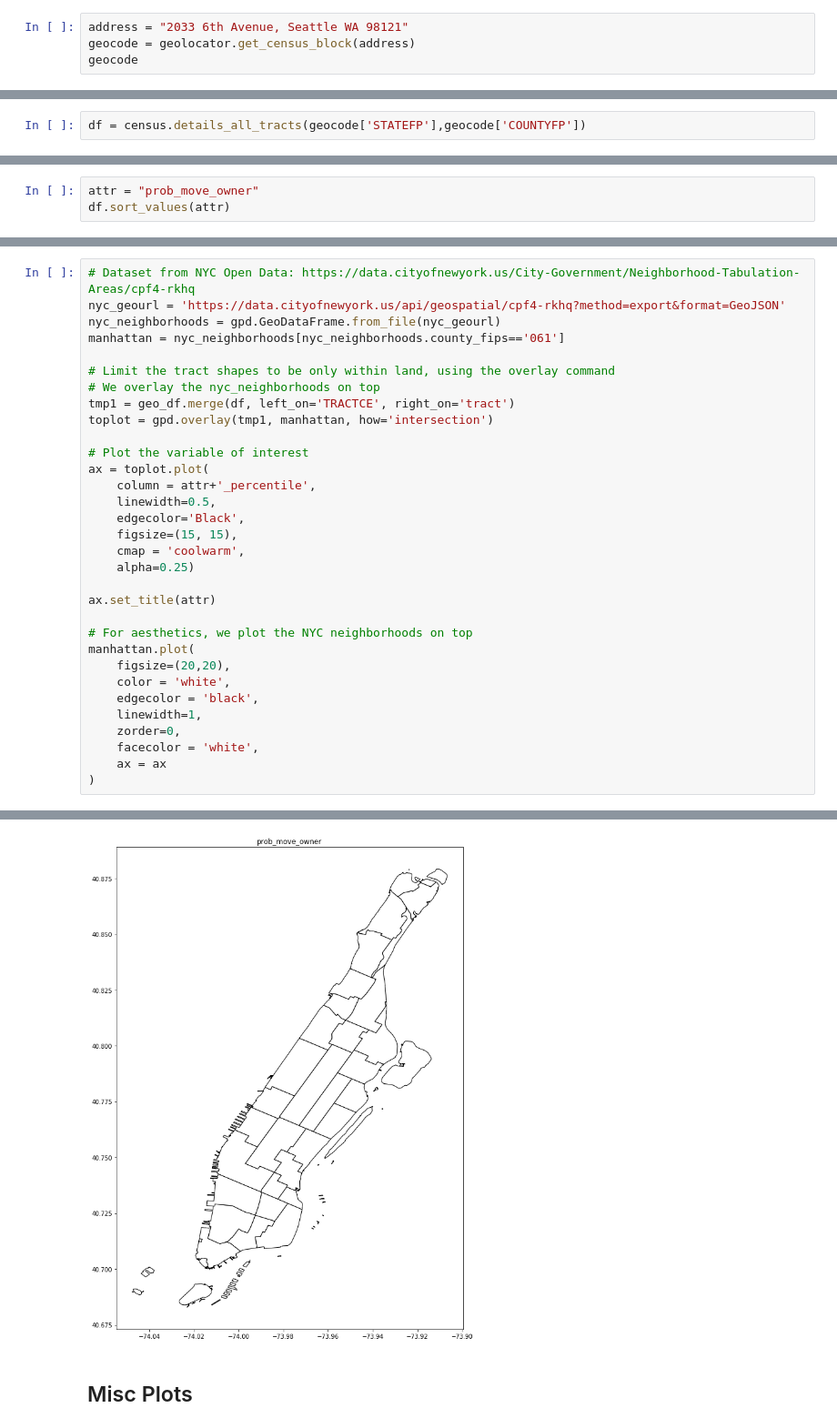
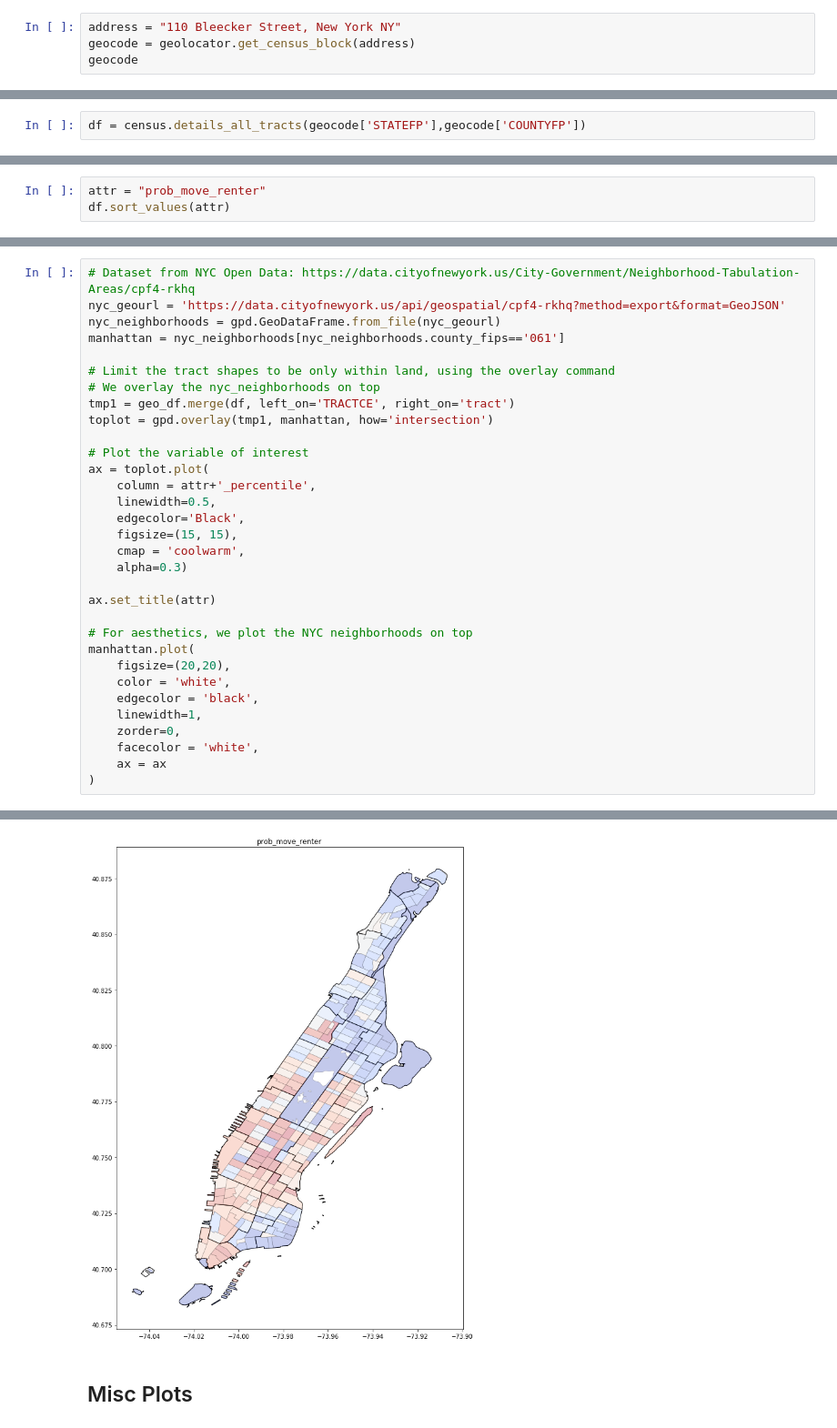
Before and after one commit to ipeirotis/census, a Jupyter notebook: Mapping_Variables_of_Interest.ipynb, the cells around one changed output, grey strips where cells are left out. Shown at 91% size. Saved outputs shown, nothing was run; the diff lists cells and outputs as text.

```diff
--- a/Mapping_Variables_of_Interest.ipynb
+++ b/Mapping_Variables_of_Interest.ipynb
@@ -21,7 +21,7 @@ geolocator = GeoLocator(google_key)
 # %%
 census = Census(census_api_key, google_key)
 # %%
-address = "2033 6th Avenue, Seattle WA 98121"
+address = "110 Bleecker Street, New York NY"
 geocode = geolocator.get_census_block(address)
 geocode
 # %% [output]
@@ -138,5 +142,5 @@ df
 # %%
-attr = "prob_move_owner"
+attr = "prob_move_renter"
 df.sort_values(attr)
 # %% [output]
 |  | NAME | Total_Population | Owner | Renter | Same_house_1_year_ago | Same_house_1_year_ago_owner | ... |
@@ -169,35 +178,35 @@ nyc_geourl = 'https://data.cityofnewyork.us/api/geospatial/cpf4-rkhq?method=expo
 nyc_neighborhoods = gpd.GeoDataFrame.from_file(nyc_geourl)
 manhattan = nyc_neighborhoods[nyc_neighborhoods.county_fips=='061']
 
 # Limit the tract shapes to be only within land, using the overlay command
 # We overlay the nyc_neighborhoods on top
 tmp1 = geo_df.merge(df, left_on='TRACTCE', right_on='tract')
 toplot = gpd.overlay(tmp1, manhattan, how='intersection')
 
 # Plot the variable of interest
 ax = toplot.plot(
     column = attr+'_percentile',
     linewidth=0.5,
     edgecolor='Black',
     figsize=(15, 15),
     cmap = 'coolwarm',
-    alpha=0.25)
+    alpha=0.3)
 
 ax.set_title(attr)
 
 # For aesthetics, we plot the NYC neighborhoods on top
 manhattan.plot(
     figsize=(20,20),
     color = 'white',
     edgecolor = 'black',
     linewidth=1,
     zorder=0,
     facecolor = 'white',
     ax = ax
 )
 # %% [output]
 <matplotlib.axes._subplots.AxesSubplot at 0x...>
-[figure, old version]
+[figure, new version]
 # %% [markdown]
 ## Misc Plots
 # %%
```
Also changed, not shown: parts of 15 cells of this notebook, 2 other files.
